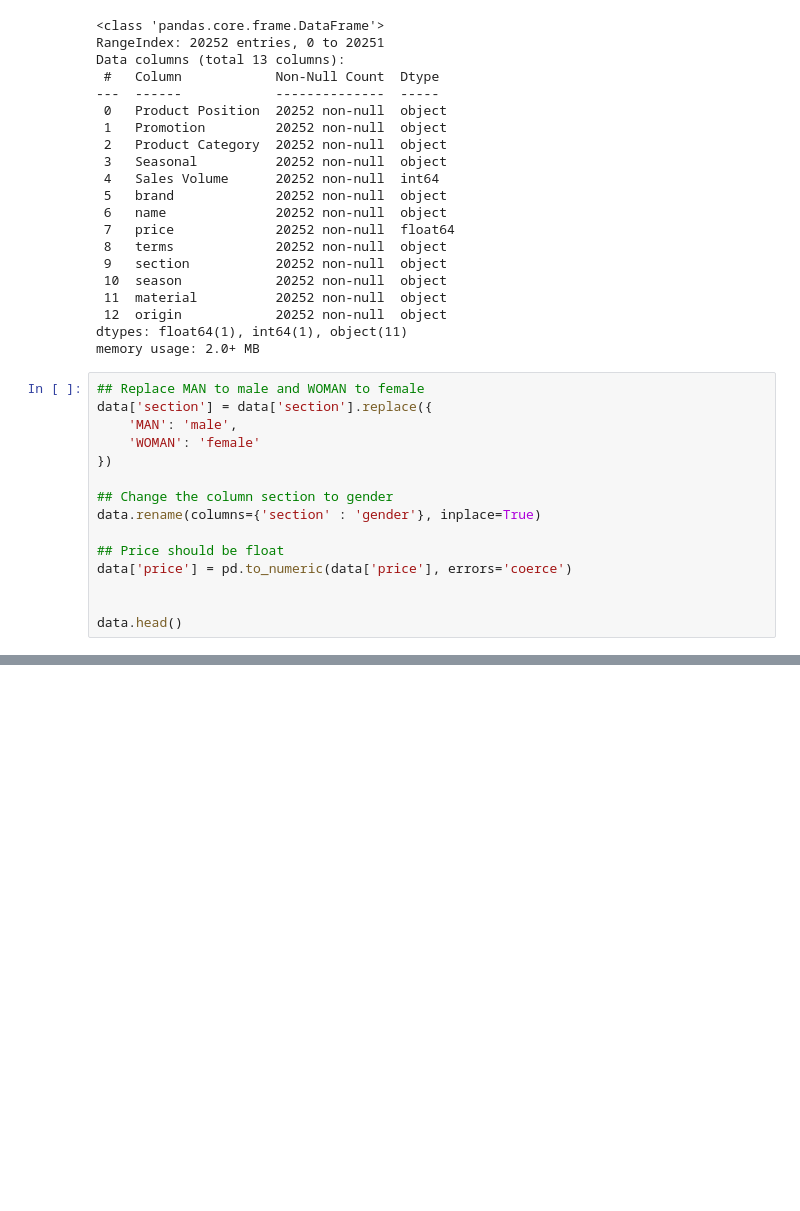
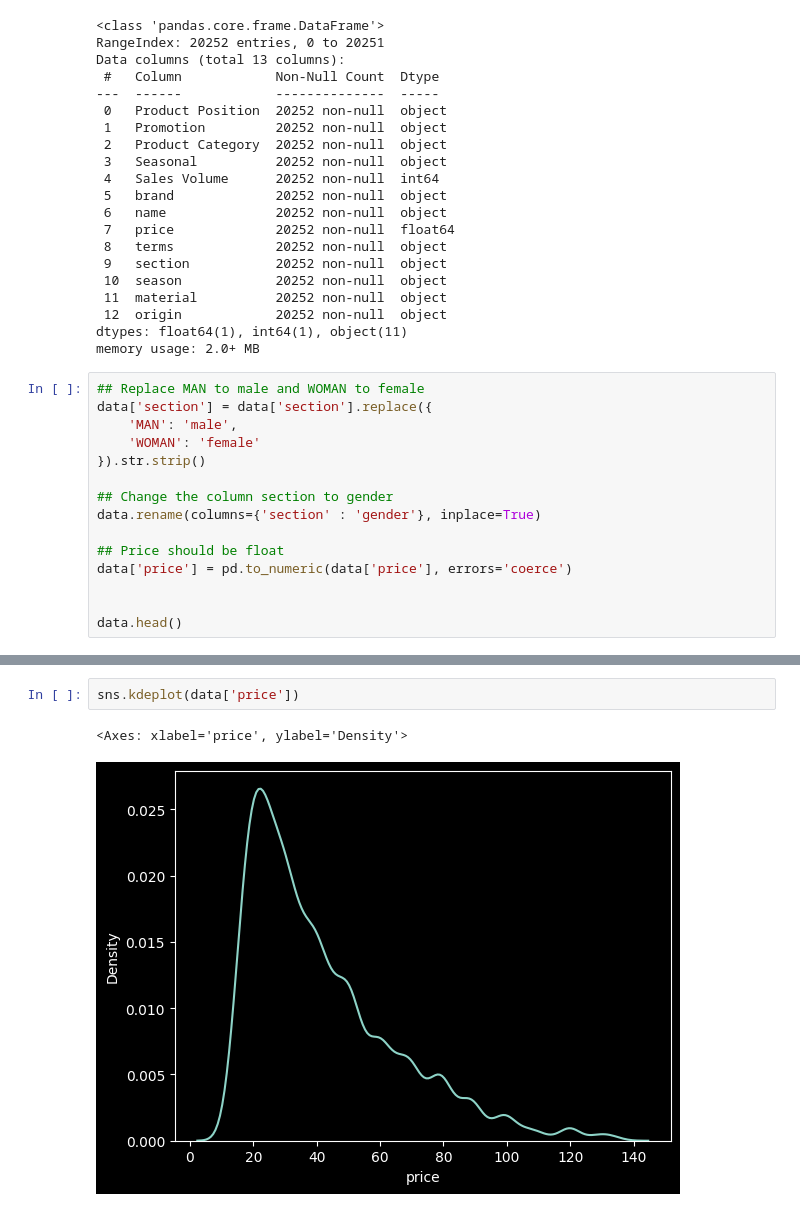
Before and after one commit to sumeet-016/Business-Sales-Data-Analysis-and-Prediction, a Jupyter notebook: DataAnalysis.ipynb, the cells around one changed output, grey strips where cells are left out. Drawn from its saved outputs; the diff is of its cells as text; blank space fills up the shorter version.

Commit message:
Data Cleaning

```diff
--- a/DataAnalysis.ipynb
+++ b/DataAnalysis.ipynb
@@ -172,7 +172,7 @@ memory usage: 2.0+ MB
 data['section'] = data['section'].replace({
     'MAN': 'male',
     'WOMAN': 'female'
-})
+}).str.strip()
 
 ## Change the column section to gender
 data.rename(columns={'section' : 'gender'}, inplace=True)
@@ -189,3 +189,8 @@ data.head()
 | 2 | End-cap | Yes | clothing | Yes | 1168 | Zara | SLIM FIT SUIT JACKET | 71.95 | ... |
 | 3 | Aisle | Yes | clothing | No | 1348 | Zara | STRETCH SUIT JACKET | 30.99 | ... |
 | 4 | End-cap | Yes | clothing | Yes | 1602 | Zara | DOUBLE FACED JACKET | 22.99 | ... |
+# %%
+sns.kdeplot(data['price'])
+# %% [output]
+<Axes: xlabel='price', ylabel='Density'>
+[figure, added]
```
Also changed, not shown: parts of 2 cells of this notebook.
